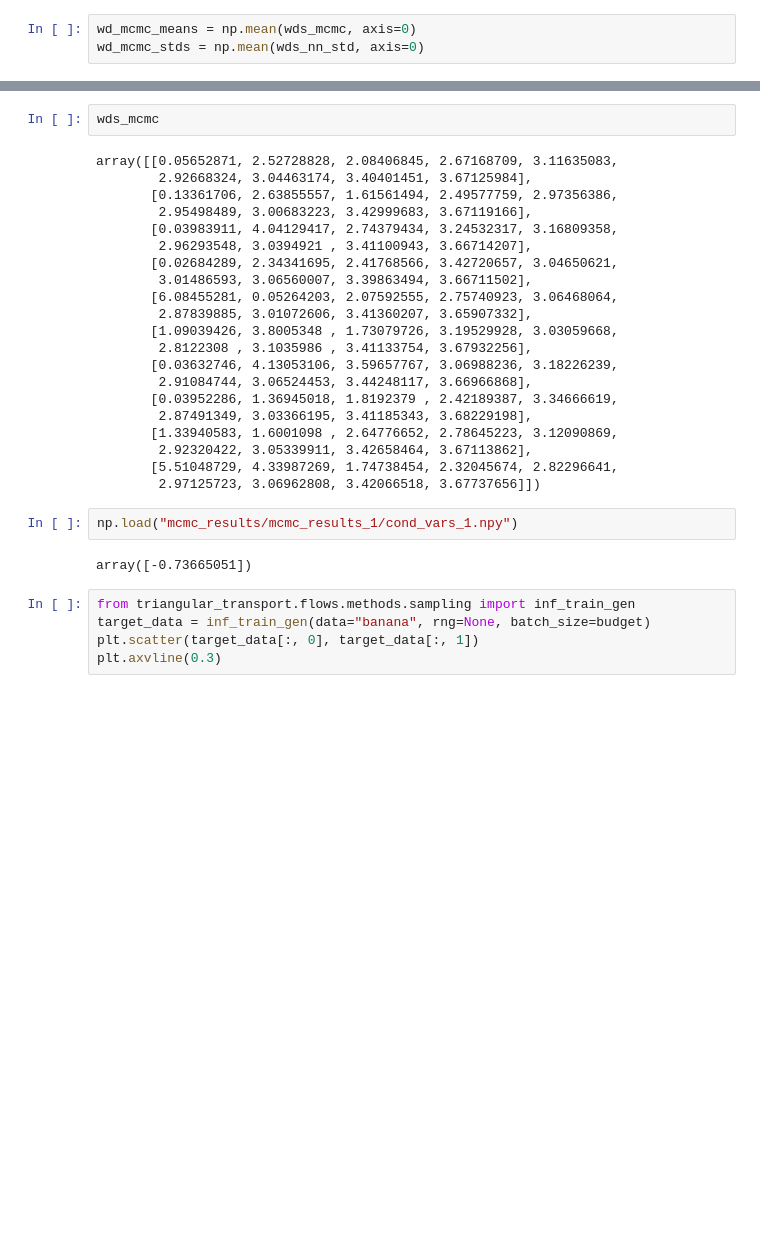
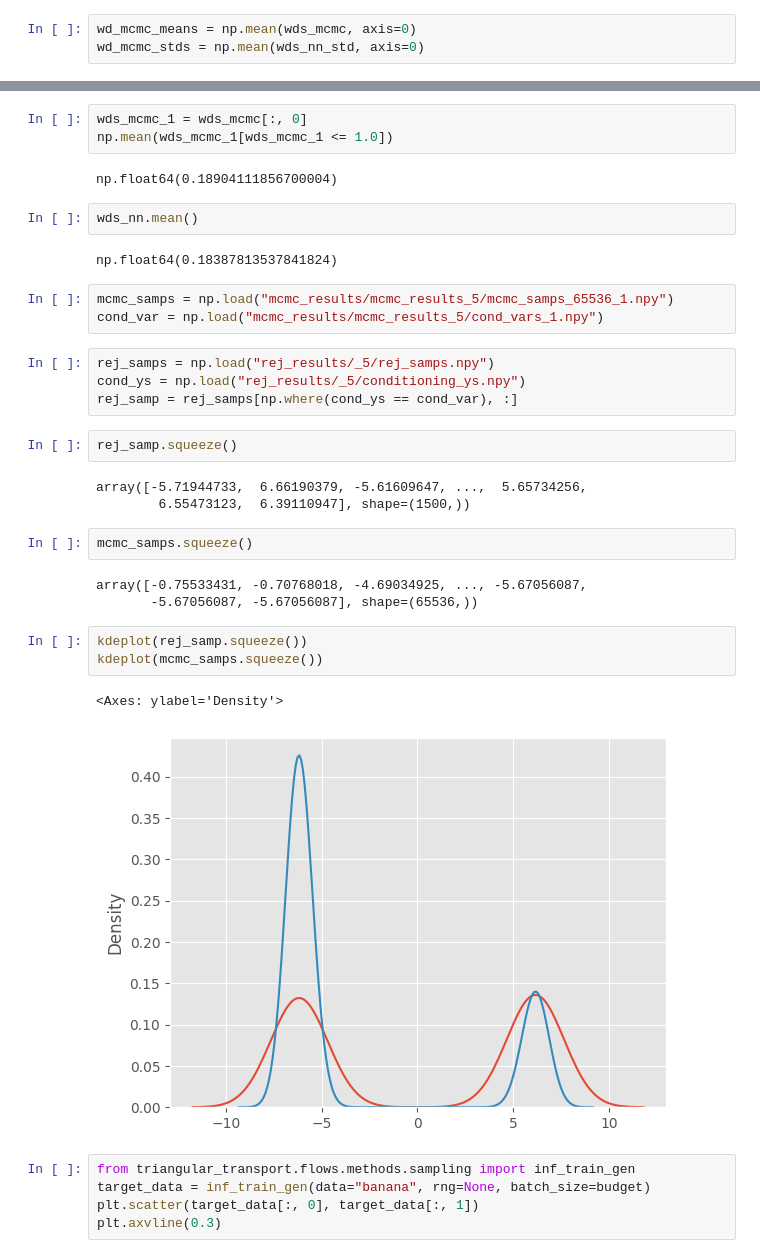
Before and after one commit to abjohnson117/TransportVsMcmcExperiments, a Jupyter notebook: banana/budget_test.ipynb, the cells around one changed output, grey strips where cells are left out. Drawn from its saved outputs; the diff is of its cells as text; blank space fills up the shorter version.

```diff
--- a/banana/budget_test.ipynb
+++ b/banana/budget_test.ipynb
@@ -46,30 +52,35 @@ Text(0, 0.5, 'W2 Error')
 # %%
-wds_mcmc
+wds_mcmc_1 = wds_mcmc[:, 0]
+np.mean(wds_mcmc_1[wds_mcmc_1 <= 1.0])
 # %% [output]
-array([[0.05652871, 2.52728828, 2.08406845, 2.67168709, 3.11635083,
-        2.92668324, 3.04463174, 3.40401451, 3.67125984],
-       [0.13361706, 2.63855557, 1.61561494, 2.49577759, 2.97356386,
-        2.95498489, 3.00683223, 3.42999683, 3.67119166],
-       [0.03983911, 4.04129417, 2.74379434, 3.24532317, 3.16809358,
-        2.96293548, 3.0394921 , 3.41100943, 3.66714207],
-       [0.02684289, 2.34341695, 2.41768566, 3.42720657, 3.04650621,
-        3.01486593, 3.06560007, 3.39863494, 3.66711502],
-       [6.08455281, 0.05264203, 2.07592555, 2.75740923, 3.06468064,
-        2.87839885, 3.01072606, 3.41360207, 3.65907332],
-       [1.09039426, 3.8005348 , 1.73079726, 3.19529928, 3.03059668,
-        2.8122308 , 3.1035986 , 3.41133754, 3.67932256],
-       [0.03632746, 4.13053106, 3.59657767, 3.06988236, 3.18226239,
-        2.91084744, 3.06524453, 3.44248117, 3.66966868],
-       [0.03952286, 1.36945018, 1.8192379 , 2.42189387, 3.34666619,
-        2.87491349, 3.03366195, 3.41185343, 3.68229198],
-       [1.33940583, 1.6001098 , 2.64776652, 2.78645223, 3.12090869,
-        2.92320422, 3.05339911, 3.42658464, 3.67113862],
-       [5.51048729, 4.33987269, 1.74738454, 2.32045674, 2.82296641,
-        2.97125723, 3.06962808, 3.42066518, 3.67737656]])
+np.float64(0.18904111856700004)
+# %%
+wds_nn.mean()
+# %% [output]
+np.float64(0.18387813537841824)
 # %%
-np.load("mcmc_results/mcmc_results_1/cond_vars_1.npy")
+mcmc_samps = np.load("mcmc_results/mcmc_results_5/mcmc_samps_65536_1.npy")
+cond_var = np.load("mcmc_results/mcmc_results_5/cond_vars_1.npy")
-# %% [output]
-array([-0.73665051])
+# %%
+rej_samps = np.load("rej_results/_5/rej_samps.npy")
+cond_ys = np.load("rej_results/_5/conditioning_ys.npy")
+rej_samp = rej_samps[np.where(cond_ys == cond_var), :]
+# %%
+rej_samp.squeeze()
+# %% [output]
+array([-5.71944733,  6.66190379, -5.61609647, ...,  5.65734256,
+        6.55473123,  6.39110947], shape=(1500,))
+# %%
+mcmc_samps.squeeze()
+# %% [output]
+array([-0.75533431, -0.70768018, -4.69034925, ..., -5.67056087,
+       -5.67056087, -5.67056087], shape=(65536,))
+# %%
+kdeplot(rej_samp.squeeze())
+kdeplot(mcmc_samps.squeeze())
+# %% [output]
+<Axes: ylabel='Density'>
+[figure, added]
 # %%
 from triangular_transport.flows.methods.sampling import inf_train_gen
 target_data = inf_train_gen(data="banana", rng=None, batch_size=budget)
```
Also changed, not shown: parts of 2 cells of this notebook, 4 other files.
